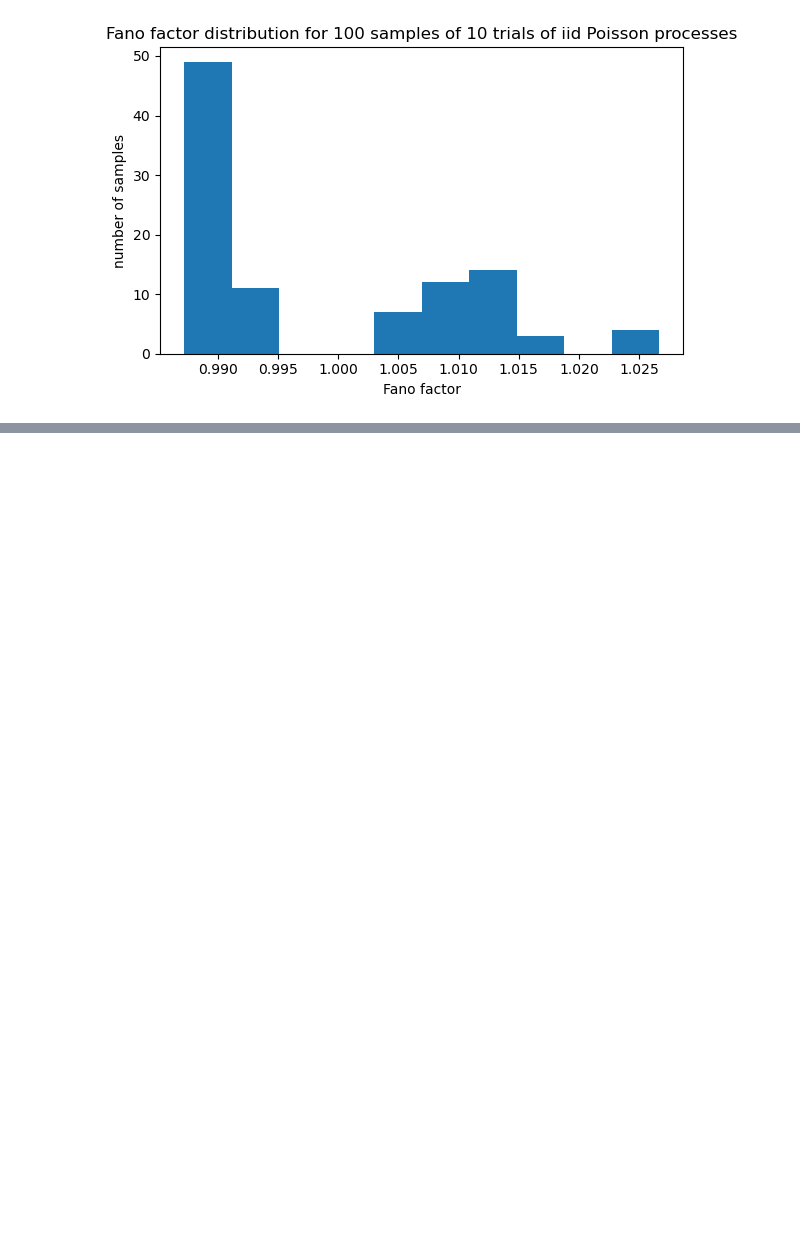
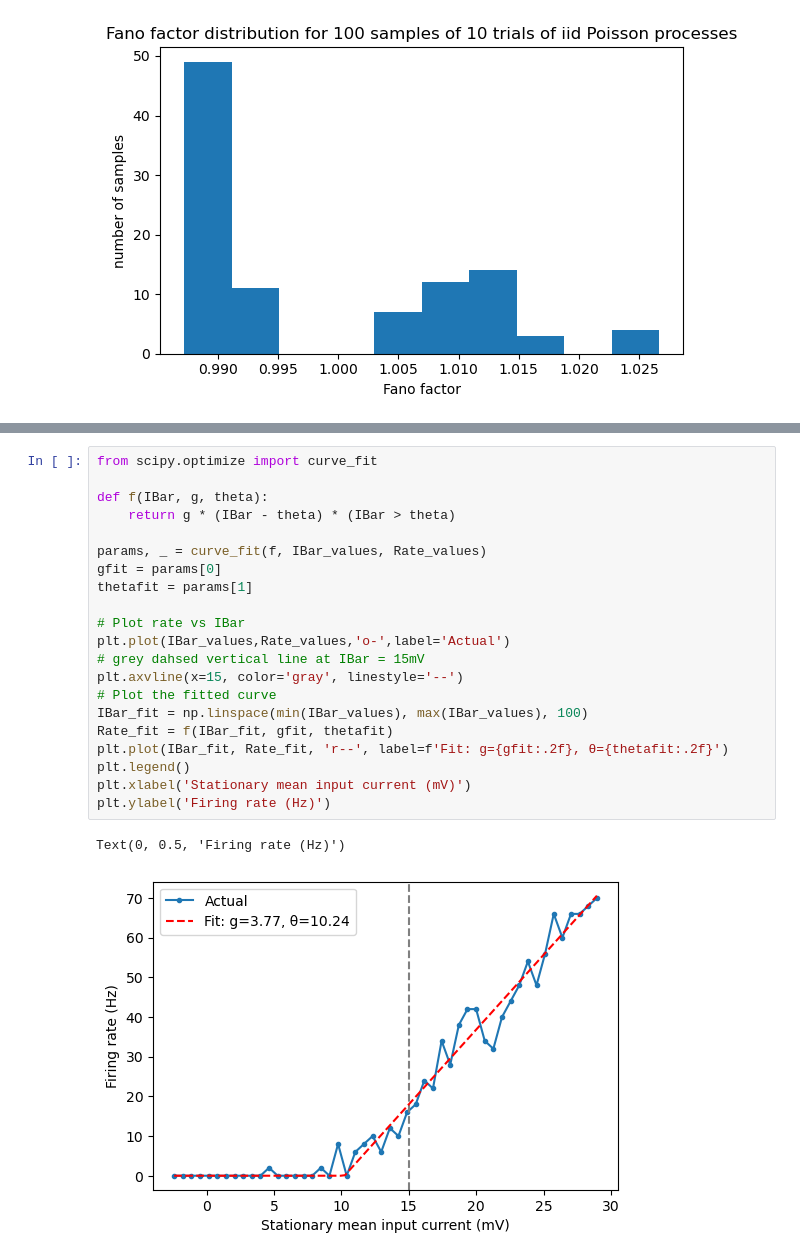
Before and after one commit to yuesha-yc/ModelingNeuralCircuits, a Jupyter notebook: NeuralDynamics.ipynb, the cells around one changed output, grey strips where cells are left out. Cells and saved outputs as stored; diff of their text form; blank space fills up the shorter version.

```diff
--- a/NeuralDynamics.ipynb
+++ b/NeuralDynamics.ipynb
@@ -1941,0 +2330,24 @@ plt.tight_layout()
+# %%
+from scipy.optimize import curve_fit
+
+def f(IBar, g, theta):
+    return g * (IBar - theta) * (IBar > theta)
+
+params, _ = curve_fit(f, IBar_values, Rate_values)
+gfit = params[0]
+thetafit = params[1]
+
+# Plot rate vs IBar
+plt.plot(IBar_values,Rate_values,'o-',label='Actual')
+# grey dahsed vertical line at IBar = 15mV
+plt.axvline(x=15, color='gray', linestyle='--')
+# Plot the fitted curve
+IBar_fit = np.linspace(min(IBar_values), max(IBar_values), 100)
+Rate_fit = f(IBar_fit, gfit, thetafit)
+plt.plot(IBar_fit, Rate_fit, 'r--', label=f'Fit: g={gfit:.2f}, θ={thetafit:.2f}')
+plt.legend()
+plt.xlabel('Stationary mean input current (mV)')
+plt.ylabel('Firing rate (Hz)')
+# %% [output]
+Text(0, 0.5, 'Firing rate (Hz)')
+[figure, added]
```
Also changed, not shown: parts of 19 cells of this notebook.
